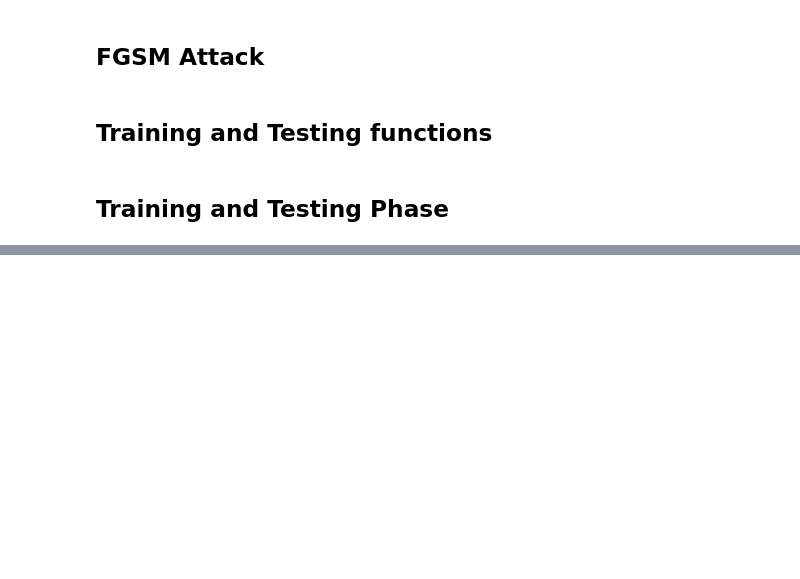
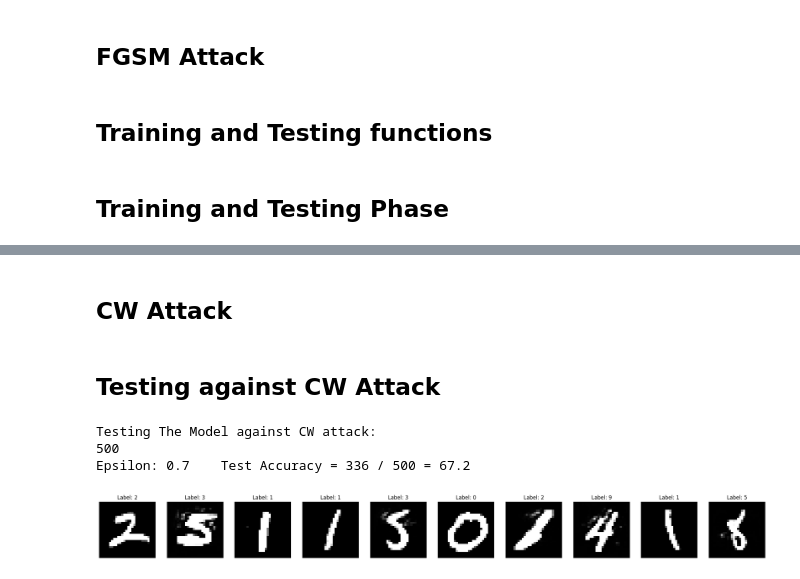
Before and after one commit to Niranjanareddybs/Adversarial_Training_FGSM_Attack, a Jupyter notebook: Adversarial_Training_FGSM_MNIST.ipynb, the cells around one changed output, grey strips where cells are left out. Cells and saved outputs as stored; diff of their text form; code cells hidden in the pictures; blank space fills up the shorter version.

Commit message:
commiting the CW attack result

```diff
--- a/Adversarial_Training_FGSM_MNIST.ipynb
+++ b/Adversarial_Training_FGSM_MNIST.ipynb
@@ -212,0 +245,2 @@ Epsilon: 0.7    Test Accuracy = 9928 / 10000 = 99.28
+# %% [markdown]
+## **CW** **Attack**
@@ -212,0 +285,49 @@ Epsilon: 0.7    Test Accuracy = 9928 / 10000 = 99.28
+# %% [markdown]
+## **Testing against CW Attack**
+# %%
+import torch.nn.functional as F
+last_images = None
+last_labels = None
+def test_cw(model, device, test_loader, epsilon):
+    correct = 0
+    total=0;
+    adv_examples = []
+    model.eval()
+    for i,(data, target) in enumerate(test_loader):
+        if(i>49):
+          break
+        data, target = data.to(device), target.to(device)
+
+        data.requires_grad = True
+
+        perturbed_data = cw_attack(model ,data, target)
+        output = model(perturbed_data)
+        final_pred = output.max(1, keepdim=True)[1]
+        total+=len(target)
+        correct += final_pred.eq(target.view_as(final_pred)).sum().item()
+        final_pred=final_pred.flatten()
+        last_images = perturbed_data.cpu().detach().numpy()
+        # print(last_images.shape)
+        last_labels = final_pred.cpu().detach().numpy()
+
+    print(total)
+    final_acc = correct / float(total)
+    print("Epsilon: {}\tTest Accuracy = {} / {} = {}".format(epsilon, correct, total, final_acc*100))
+
+    return last_images,last_labels
+
+
+print("Testing The Model against CW attack:")
+last_images,last_labels=test_cw(model, device, test_loader, epsilon)
+show_last_batch(last_images, last_labels, num_images=10)
+
+'''
+
+T     uning the attack parameters can further decrrease the accuracy by a large extent
+
+'''
+# %% [output]
+Testing The Model against CW attack:
+500
+Epsilon: 0.7    Test Accuracy = 336 / 500 = 67.2
+[figure, added]
```
Also changed, not shown: parts of 2 cells of this notebook.
